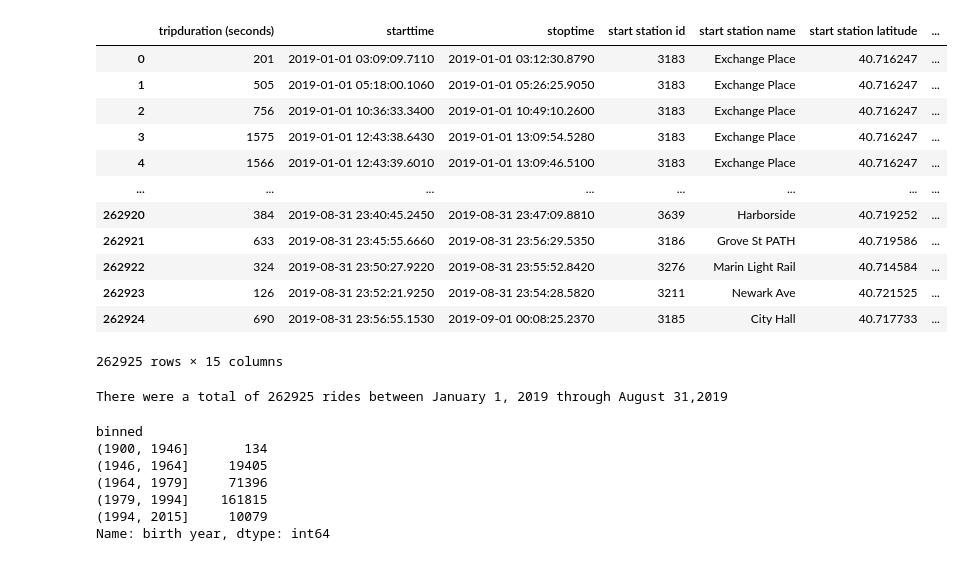
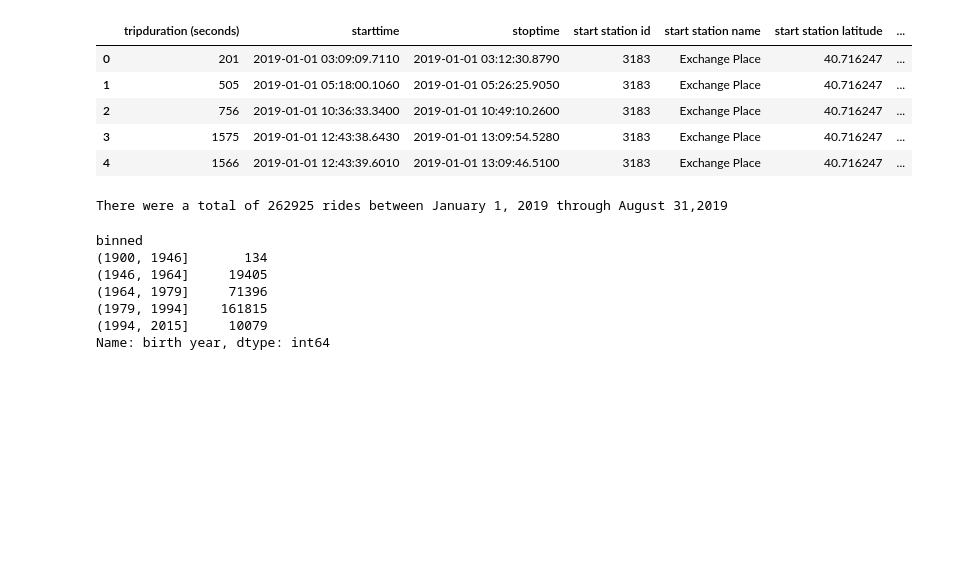
Before and after one commit to tnatoli29/Project_1, a Jupyter notebook: CitiBike/CitiBike 2019 Merge Data.ipynb, the cells around one changed output. Saved outputs shown, nothing was run; the diff lists cells and outputs as text; code cells hidden in the pictures; blank space fills up the shorter version.

```diff
--- a/CitiBike/CitiBike 2019 Merge Data.ipynb
+++ b/CitiBike/CitiBike 2019 Merge Data.ipynb
@@ -51,23 +44,16 @@ combined2019_CityBike_df8
 # %%
 combined2019_CityBike_df8["gender"] = combined2019_CityBike_df8["gender"].map(str)
 combined2019_CityBike_df8["gender"] = combined2019_CityBike_df8["gender"].replace(['Unk','M','F'],['Unknown','Male','Female'])
 
 combined2019_CityBike_df8 = combined2019_CityBike_df8.rename(columns = {"tripduration": "tripduration (seconds)"})
-combined2019_CityBike_df8
+combined2019_CityBike_df8.head()
 # %% [output]
 |  | tripduration (seconds) | starttime | stoptime | start station id | start station name | start station latitude | ... |
 | 0 | 201 | 2019-01-01 03:09:09.7110 | 2019-01-01 03:12:30.8790 | 3183 | Exchange Place | 40.716247 | ... |
 | 1 | 505 | 2019-01-01 05:18:00.1060 | 2019-01-01 05:26:25.9050 | 3183 | Exchange Place | 40.716247 | ... |
 | 2 | 756 | 2019-01-01 10:36:33.3400 | 2019-01-01 10:49:10.2600 | 3183 | Exchange Place | 40.716247 | ... |
 | 3 | 1575 | 2019-01-01 12:43:38.6430 | 2019-01-01 13:09:54.5280 | 3183 | Exchange Place | 40.716247 | ... |
 | 4 | 1566 | 2019-01-01 12:43:39.6010 | 2019-01-01 13:09:46.5100 | 3183 | Exchange Place | 40.716247 | ... |
-| ... | ... | ... | ... | ... | ... | ... | ... |
-| 262920 | 384 | 2019-08-31 23:40:45.2450 | 2019-08-31 23:47:09.8810 | 3639 | Harborside | 40.719252 | ... |
-| 262921 | 633 | 2019-08-31 23:45:55.6660 | 2019-08-31 23:56:29.5350 | 3186 | Grove St PATH | 40.719586 | ... |
-| 262922 | 324 | 2019-08-31 23:50:27.9220 | 2019-08-31 23:55:52.8420 | 3276 | Marin Light Rail | 40.714584 | ... |
-| 262923 | 126 | 2019-08-31 23:52:21.9250 | 2019-08-31 23:54:28.5820 | 3211 | Newark Ave | 40.721525 | ... |
-| 262924 | 690 | 2019-08-31 23:56:55.1530 | 2019-09-01 00:08:25.2370 | 3185 | City Hall | 40.717733 | ... |
-262925 rows × 15 columns
 # %%
 #Total count of rides for 2019
 total_rides= len(combined2019_CityBike_df8["tripduration (seconds)"])
```
Also changed, not shown: parts of 13 cells of this notebook.
